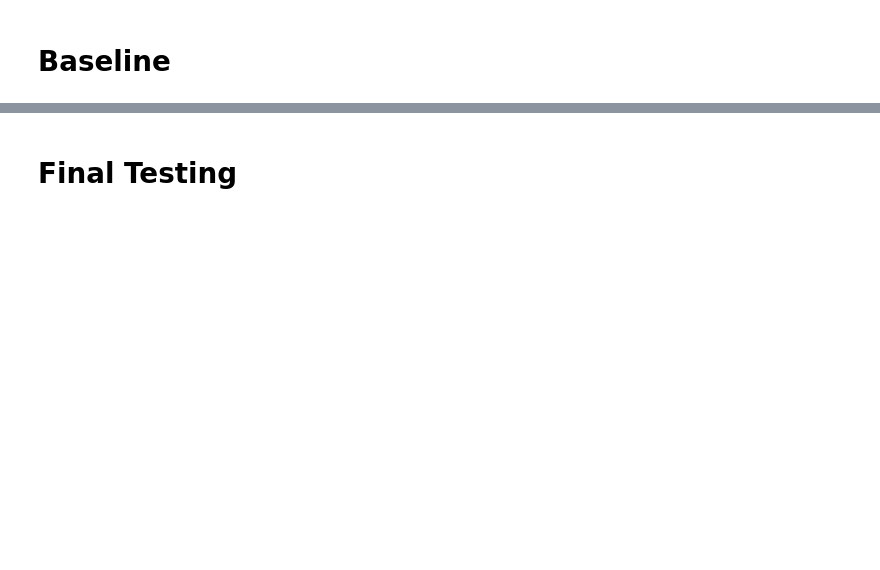
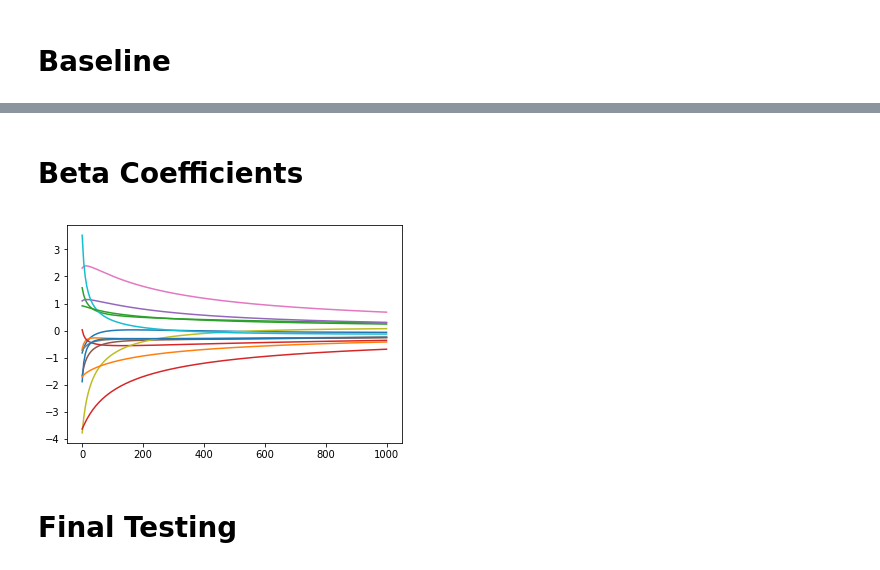
Before and after one commit to zbirdie3105/week-4-code, a Jupyter notebook: ridge-regression.ipynb, the cells around one changed output, grey strips where cells are left out. Cells and saved outputs as stored; diff of their text form; code cells hidden in the pictures; blank space fills up the shorter version.

```diff
--- a/ridge-regression.ipynb
+++ b/ridge-regression.ipynb
@@ -126,3 +134,12 @@ plt.show()
+# %% [markdown]
+# Beta Coefficients
+# %%
+betas = np.array(betas)
+for b in range(betas.shape[1]):
+    plt.plot(alphas, betas[:,b])
+plt.show()
+# %% [output]
+[figure, added]
 # %% [markdown]
 # Final Testing
 # %%
```
Also changed, not shown: parts of 8 cells of this notebook.
